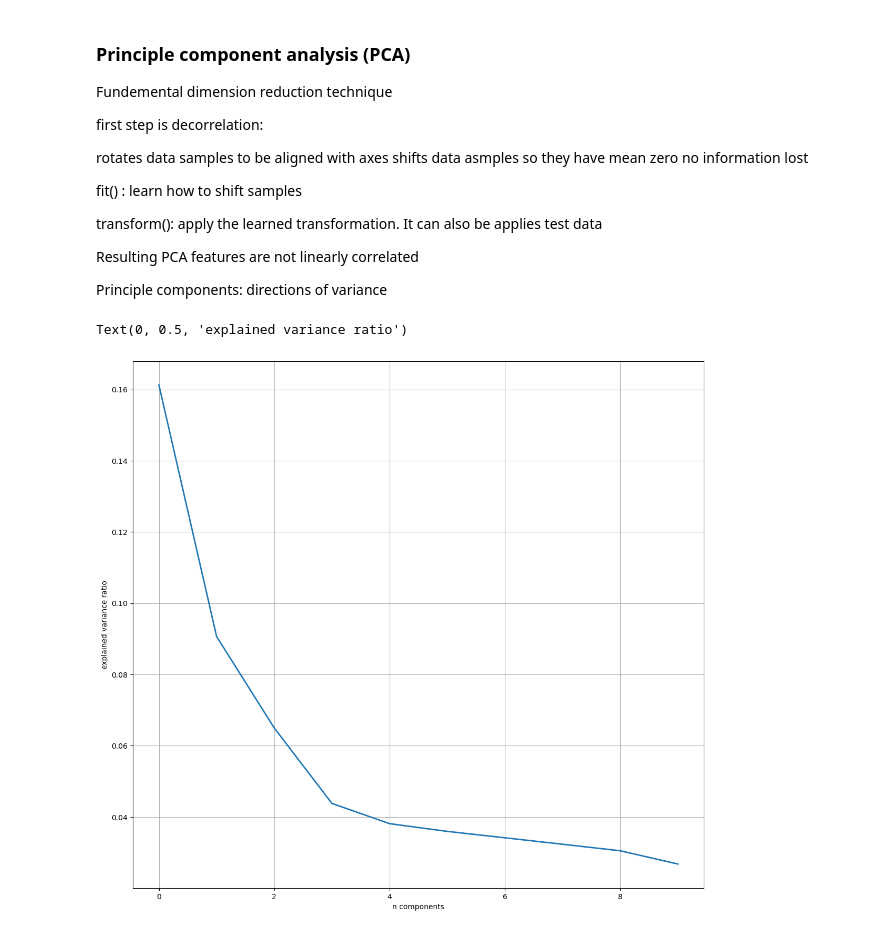
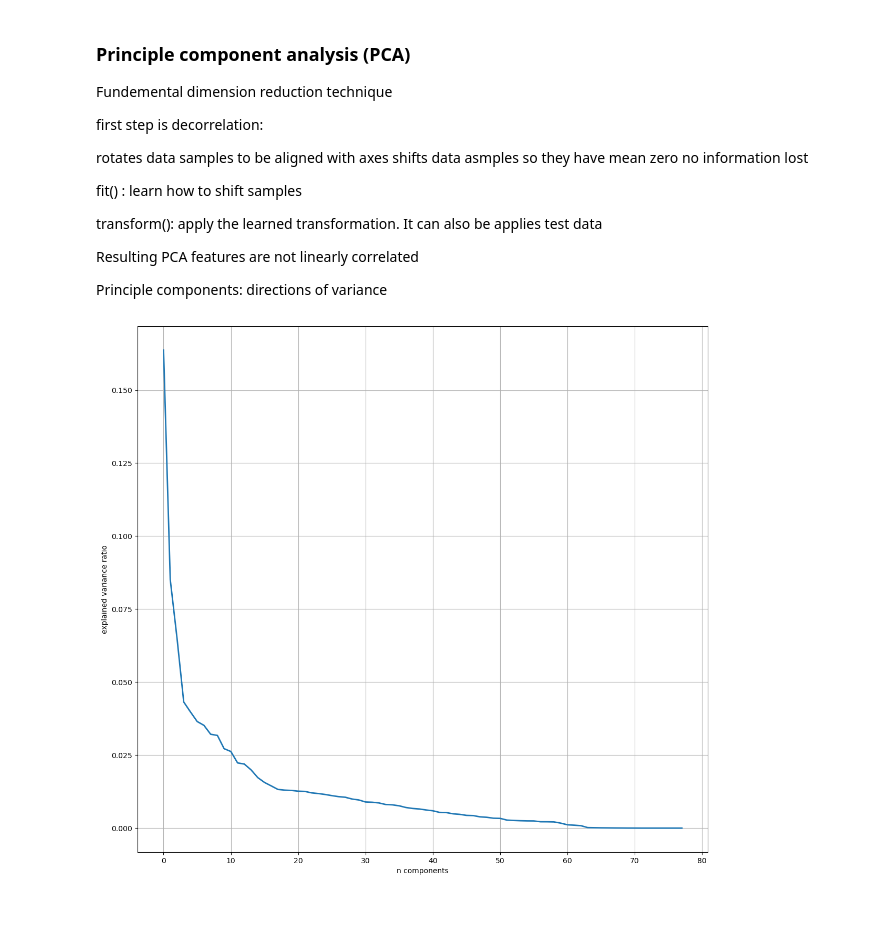
Before and after one commit to SpassMed-Projects/FDA, a Jupyter notebook: src/models/feature_selection.ipynb, the cells around one changed output. Saved outputs shown, nothing was run; the diff lists cells and outputs as text; code cells hidden in the pictures.

```diff
--- a/src/models/feature_selection.ipynb
+++ b/src/models/feature_selection.ipynb
@@ -78,0 +95,3 @@ inpatient_mortality_all_train_1
+# %%
+inpatient_ad_train_1 = inpatient_ad_train_1[inpatient_ad_train_1.isna().any(axis = 1) == False]
+inpatient_ad_train_1
@@ -78,0 +112,3 @@ inpatient_mortality_all_train_1
+# %%
+X_ad = inpatient_ad_train_1.drop(columns = ['readmission within 300 days', 'CVD_readmission'])
+y_ad = inpatient_ad_train_1[['readmission within 300 days']]
@@ -178,21 +177,22 @@ Resulting PCA features are not linearly correlated
 
 Principle components: directions of variance
 # %%
-scaler = StandardScaler()
-X_sc = scaler.fit_transform(X)
+def PCA_ncomponent(X):
+    scaler = StandardScaler()
+    X_sc = scaler.fit_transform(X)
 
-from sklearn.decomposition import PCA
-# Number of components to keep. if n_components is not set all components are kept:
-pca_mor = PCA()
-pca_mor.fit(X_sc)
+    from sklearn.decomposition import PCA
+    # Number of components to keep. if n_components is not set all components are kept:
+    pca = PCA()
+    pca.fit(X_sc)
 
-plt.figure(1, figsize=(14, 13))
-plt.plot(pca.explained_variance_ratio_, linewidth=2)
-plt.axis('tight')
-plt.grid(True)
-plt.xlabel('n components')
-# How much each feature impacts the prediction
-plt.ylabel('explained variance ratio')
+    plt.figure(1, figsize=(14, 13))
+    plt.plot(pca.explained_variance_ratio_, linewidth=2)
+    plt.axis('tight')
+    plt.grid(True)
+    plt.xlabel('n components')
+    plt.ylabel('explained variance ratio')
-# %% [output]
-Text(0, 0.5, 'explained variance ratio')
-[figure, removed]
+# %%
+PCA_ncomponent(X_ad)
+# %% [output]
+[figure, added]
```
Also changed, not shown: parts of 23 cells of this notebook.
